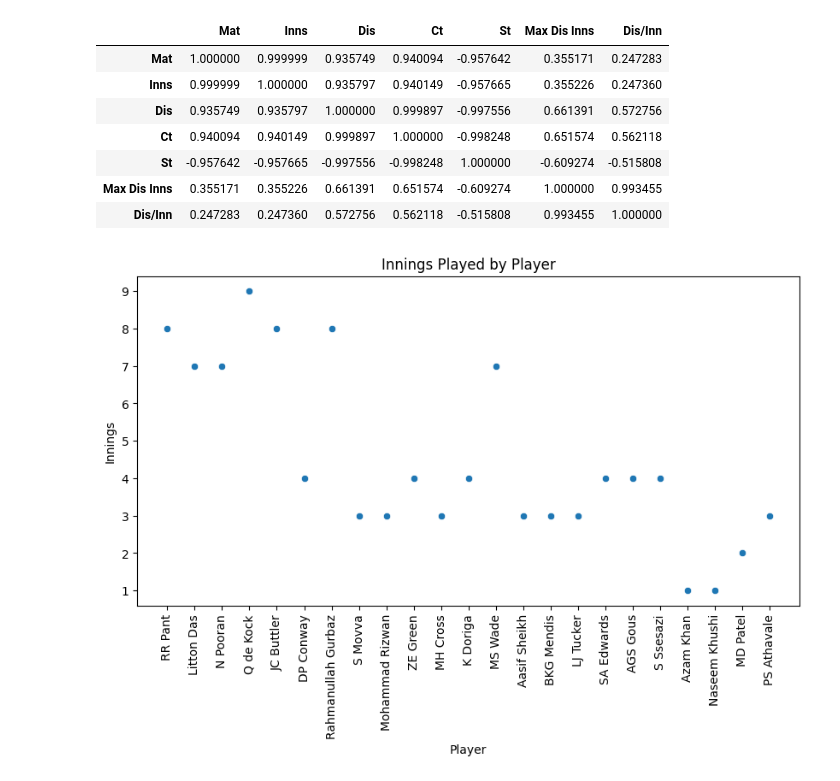
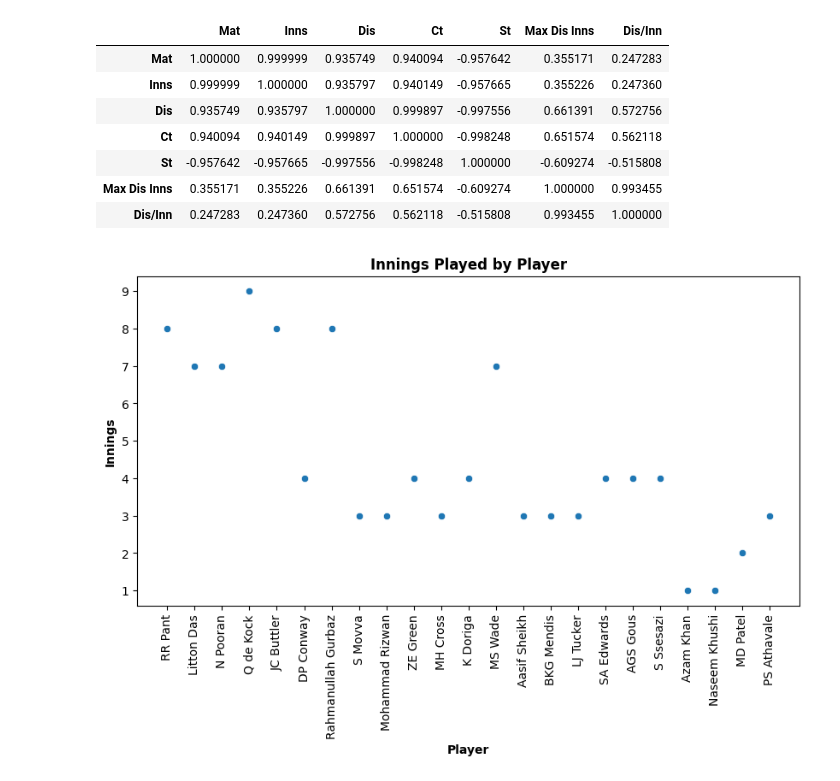
Before and after one commit to NoorRehman-Dev/EDA-On-Cricket-World-Cup-2024, a Jupyter notebook: EDA_ON_ICC_MEN'S_T_20_WORLD_CUP_2024_DATASET.ipynb, the cells around one changed output. Saved outputs shown, nothing was run; the diff lists cells and outputs as text; code cells hidden in the pictures.

```diff
--- a/EDA_ON_ICC_MEN'S_T_20_WORLD_CUP_2024_DATASET.ipynb
+++ b/EDA_ON_ICC_MEN'S_T_20_WORLD_CUP_2024_DATASET.ipynb
@@ -263,10 +263,10 @@ numeric_df
 # %%
 fig,ax=plt.subplots(figsize=(10,5))
 sns.scatterplot(x=df['Player'],y=df['Inns'],ax=ax)
-plt.title('Innings Played by Player')
-plt.xlabel('Player')
-plt.ylabel('Innings')
+plt.title('Innings Played by Player',weight='bold')
+plt.xlabel('Player',weight='bold')
+plt.ylabel('Innings',weight='bold')
 plt.xticks(rotation=90)
 plt.show()
 # %% [output]
-[figure, old version]
+[figure, new version]
```
Also changed, not shown: parts of 2 cells of this notebook.
